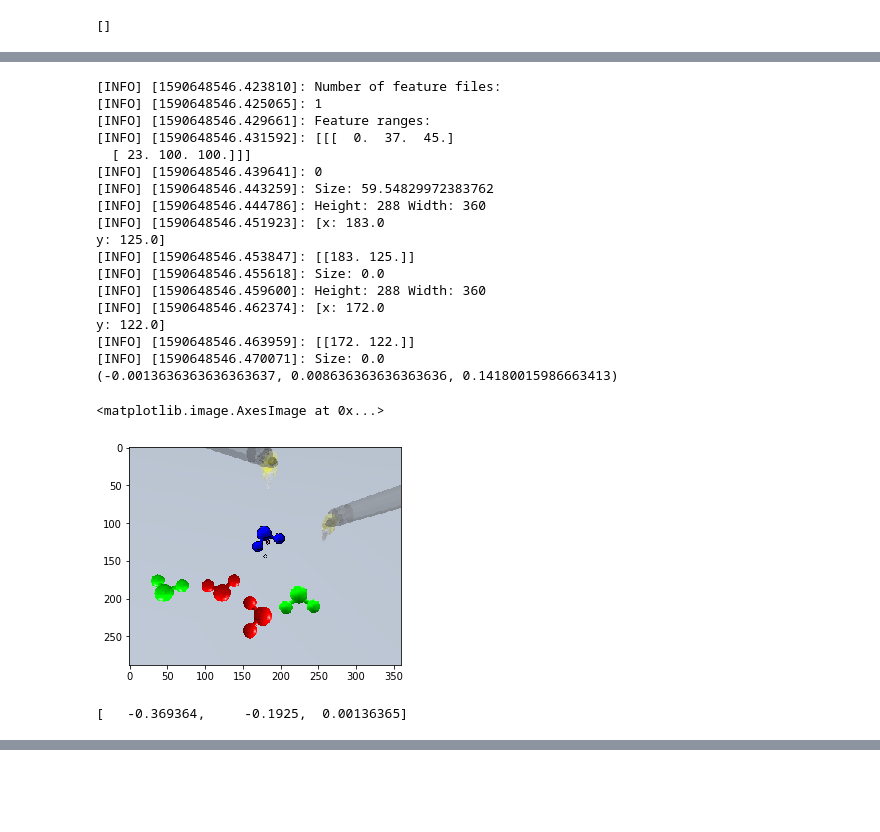
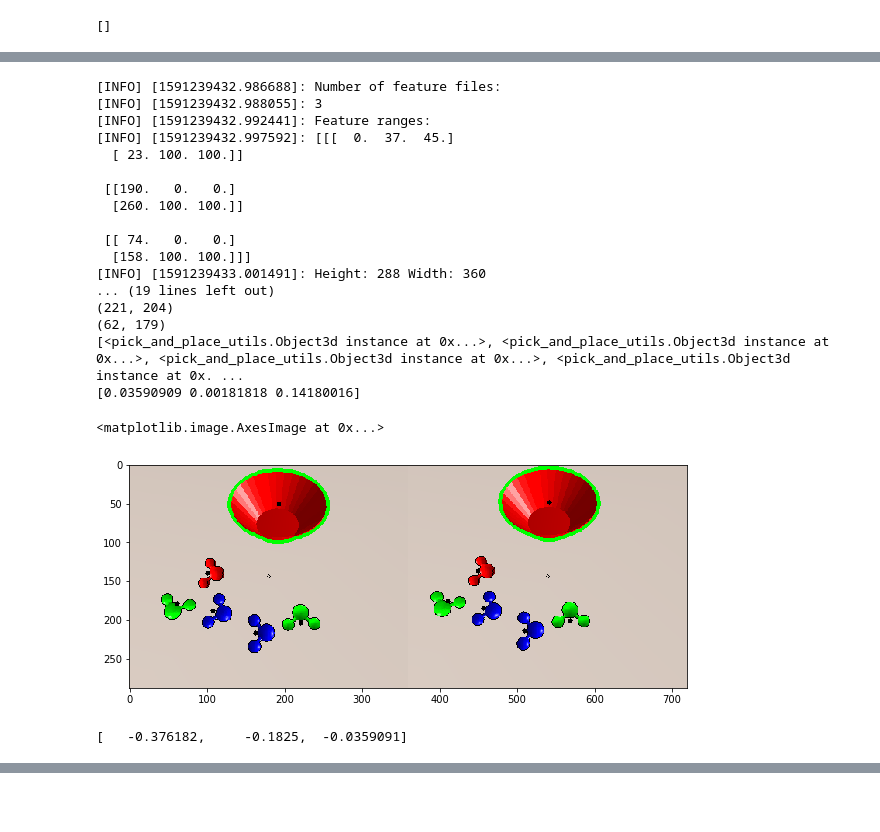
Before and after one commit to jordanzliu/dvrk_pickandplace, a Jupyter notebook: pick_and_place_experiments.ipynb, the cells around one changed output, grey strips where cells are left out. Drawn from its saved outputs; the diff is of its cells as text; code cells hidden in the pictures.

```diff
--- a/pick_and_place_experiments.ipynb
+++ b/pick_and_place_experiments.ipynb
@@ -190,40 +132,47 @@ points:
-# %%
-pick_and_place_utils = None
-from pick_and_place_utils import get_feat_position_and_img, tf_to_pykdl_frame, PSM_J1_TO_BASE_LINK_TF
-
-stereo_cam = image_geometry.StereoCameraModel()
-stereo_cam.fromCameraInfo(left_camera_info, right_camera_info)
-ball_pos_cam, left_frame = get_feat_position_and_img(left_image_msg, right_image_msg, stereo_cam)
-print(ball_pos_cam)
-plt.imshow(left_frame)
-# %% [output]
-[INFO] [1590648546.423810]: Number of feature files:
-[INFO] [1590648546.425065]: 1
-[INFO] [1590648546.429661]: Feature ranges:
-[INFO] [1590648546.431592]: [[[  0.  37.  45.]
-  [ 23. 100. 100.]]]
-[INFO] [1590648546.439641]: 0
-[INFO] [1590648546.443259]: Size: 59.54829972383762
-[INFO] [1590648546.444786]: Height: 288 Width: 360
-[INFO] [1590648546.451923]: [x: 183.0
-y: 125.0]
-[INFO] [1590648546.453847]: [[183. 125.]]
-[INFO] [1590648546.455618]: Size: 0.0
-[INFO] [1590648546.459600]: Height: 288 Width: 360
-[INFO] [1590648546.462374]: [x: 172.0
-y: 122.0]
-[INFO] [1590648546.463959]: [[172. 122.]]
-[INFO] [1590648546.470071]: Size: 0.0
-(-0.0013636363636363637, 0.008636363636363636, 0.14180015986663413)
-<matplotlib.image.AxesImage at 0x...>
-[figure, removed]
+# %%
+pick_and_place_utils = None
+from pick_and_place_utils import get_objects_and_img, tf_to_pykdl_frame, PSM_J1_TO_BASE_LINK_TF
+import image_geometry
+
+stereo_cam = image_geometry.StereoCameraModel()
+stereo_cam.fromCameraInfo(left_camera_info, right_camera_info)
+objects, left_frame = get_objects_and_img(left_image_msg, right_image_msg, stereo_cam)
+ball_pos_cam = objects[0].pos_cam
+print(ball_pos_cam)
+plt.figure(figsize=(10, 5))
+plt.imshow(left_frame)
+# depth error experiments
+# (-0.02772727272727273, 0.009545454545454546, 0.14180015986663413) {-0.02987164259, 0.01018744707, 0.1481492519}
+# (-0.028636363636363637, 0.01, 0.14180015986663413) {-0.02869459987, 0.009940028191, 0.1379978657}
+# (-0.013333333333333334, 0.010416666666666666, 0.12998347987774794) {-0.01380112767, 0.009659290314, 0.1300171614}
+# (0.04038461538461539, 0.008076923076923077, 0.11998475065638273) {-0.009348809719, 0.01096570492, 0.1307697296}
+# %% [output]
+[INFO] [1591239432.986688]: Number of feature files:
+[INFO] [1591239432.988055]: 3
+[INFO] [1591239432.992441]: Feature ranges:
+[INFO] [1591239432.997592]: [[[  0.  37.  45.]
+  [ 23. 100. 100.]]
+
+ [[190.   0.   0.]
+  [260. 100. 100.]]
+
+ [[ 74.   0.   0.]
+  [158. 100. 100.]]]
+[INFO] [1591239433.001491]: Height: 288 Width: 360
+... (19 lines left out)
+(221, 204)
+(62, 179)
+[<pick_and_place_utils.Object3d instance at 0x...>, <pick_and_place_utils.Object3d instance at 0x...>, <pick_and_place_utils.Object3d instance at 0x...>, <pick_and_place_utils.Object3d instance at 0x. ...
+[0.03590909 0.00181818 0.14180016]
+<matplotlib.image.AxesImage at 0x...>
+[figure, added]
 # %%
 ball_pos_cam = PyKDL.Vector(*ball_pos_cam)
 tf_cam_to_jp21 = tf_to_pykdl_frame(tf_listener.lookupTransform('ecm_pitch_link_1', 'camera', rospy.Time()))
 ball_pos_jp21 = tf_cam_to_jp21 * ball_pos_cam
 ball_pos_jp21
 # %% [output]
-[   -0.369364,     -0.1925,  0.00136365]
+[   -0.376182,     -0.1825,  -0.0359091]
 # %%
 # did this to confirm that the /tf transforms provided by dVRK are within margin of error of
 # actual sim coordinates
```
Also changed, not shown: parts of 20 cells of this notebook, 4 other files.
